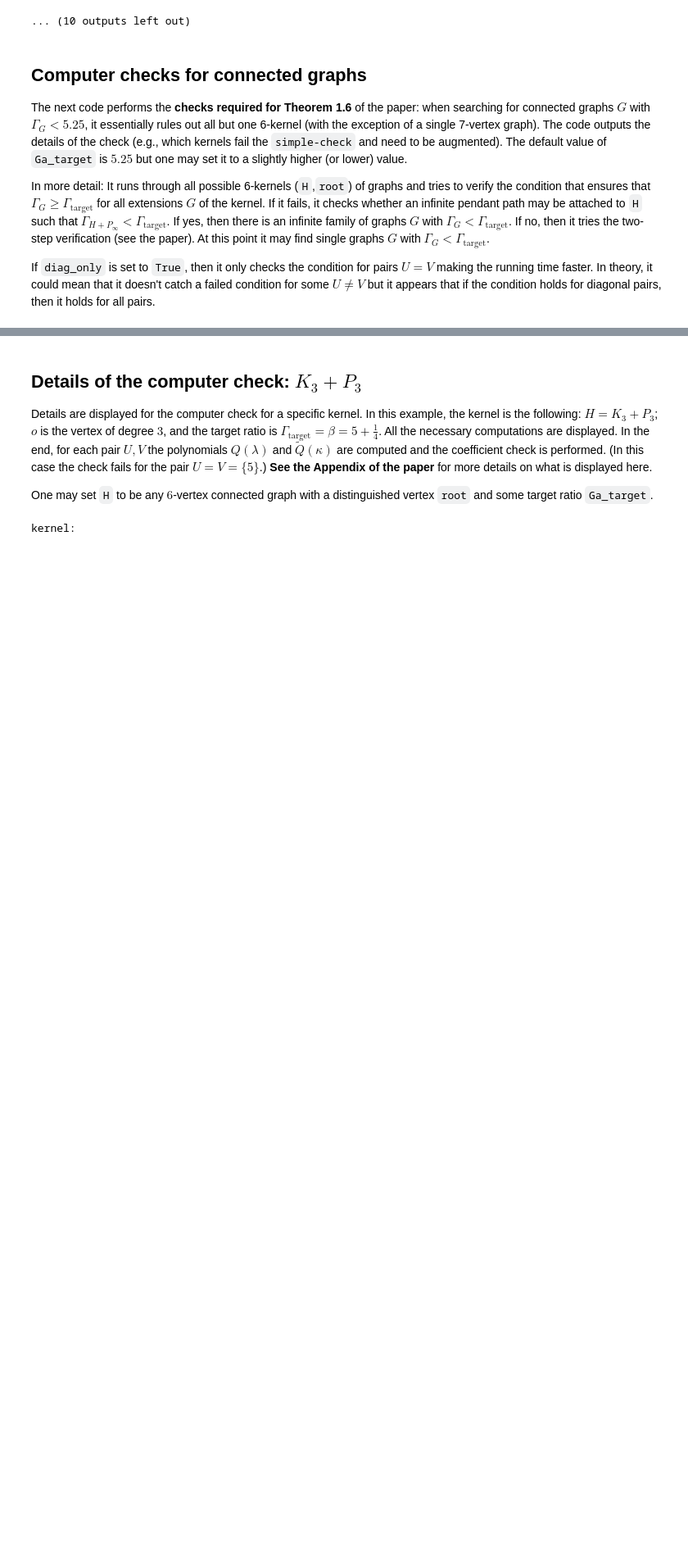
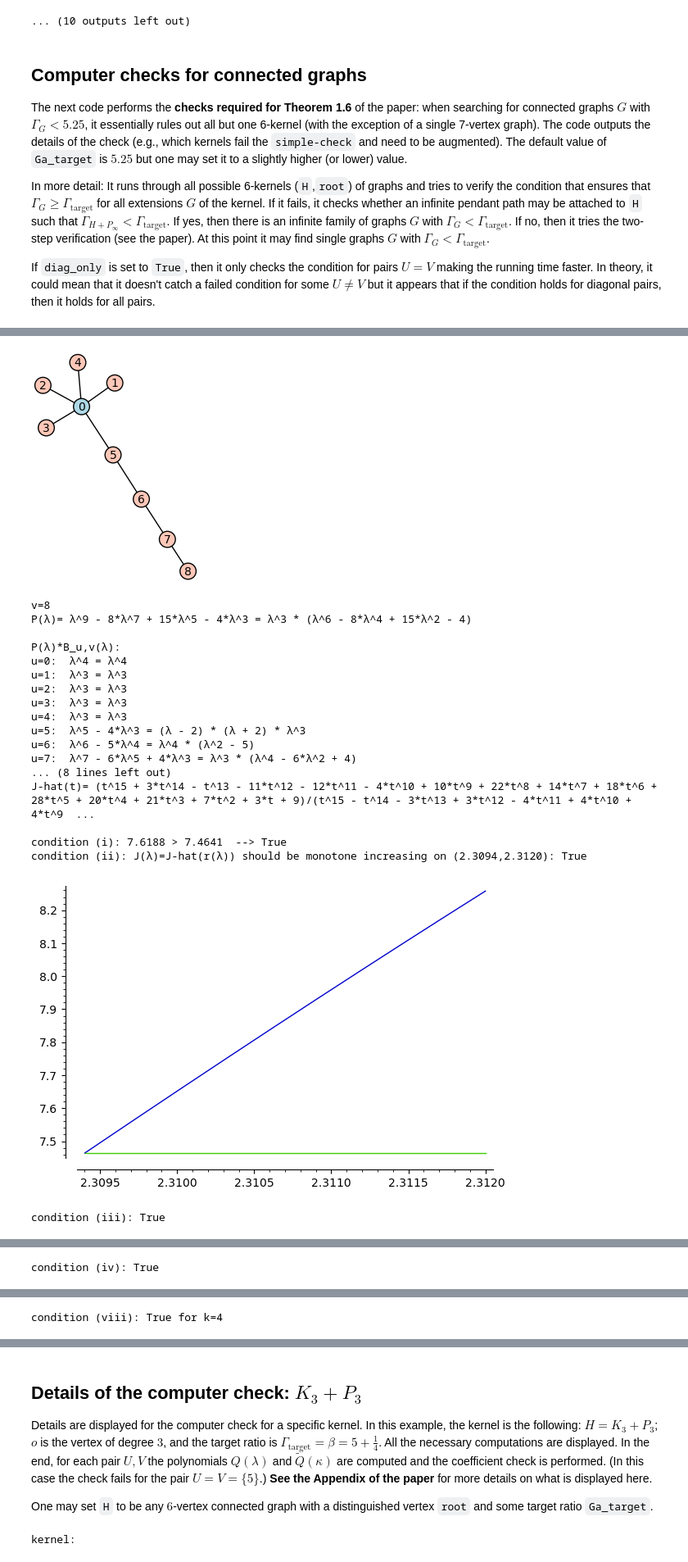
Before and after one commit to harangi/perron, a Jupyter notebook: perron.ipynb, the cells around one changed output, grey strips where cells are left out. Shown at 82% size. Saved outputs shown, nothing was run; the diff lists cells and outputs as text; code cells hidden in the pictures; blank space fills up the shorter version.

```diff
--- a/perron.ipynb
+++ b/perron.ipynb
@@ -201,0 +320,30 @@ two-step-check excluding #3 vertex started...
+# %%
+H=graphs.StarGraph(4)
+add_path(H,4,0)
+K=Kernel(H,0)
+K.draw()
+K.tail_check_upper(par=(2.312,2.36,1.5),show_plots=True)
+
+# automatic mode where la',la'',c are determined by the program:
+# K.tail_check_upper(show_plots=True)
+# %% [output]
+[figure, added]
+v=8
+P(λ)= λ^9 - 8*λ^7 + 15*λ^5 - 4*λ^3 = λ^3 * (λ^6 - 8*λ^4 + 15*λ^2 - 4)
+
+P(λ)*B_u,v(λ):
+u=0:  λ^4 = λ^4
+u=1:  λ^3 = λ^3
+u=2:  λ^3 = λ^3
+u=3:  λ^3 = λ^3
+u=4:  λ^3 = λ^3
+u=5:  λ^5 - 4*λ^3 = (λ - 2) * (λ + 2) * λ^3
+u=6:  λ^6 - 5*λ^4 = λ^4 * (λ^2 - 5)
+u=7:  λ^7 - 6*λ^5 + 4*λ^3 = λ^3 * (λ^4 - 6*λ^2 + 4)
+... (8 lines left out)
+J-hat(t)= (t^15 + 3*t^14 - t^13 - 11*t^12 - 12*t^11 - 4*t^10 + 10*t^9 + 22*t^8 + 14*t^7 + 18*t^6 + 28*t^5 + 20*t^4 + 21*t^3 + 7*t^2 + 3*t + 9)/(t^15 - t^14 - 3*t^13 + 3*t^12 - 4*t^11 + 4*t^10 + 4*t^9  ...
+
+condition (i): 7.6188 > 7.4641  --> True
+condition (ii): J(λ)=J-hat(r(λ)) should be monotone increasing on (2.3094,2.3120): True
+[figure, added]
+condition (iii): True
@@ -201,0 +351 @@ two-step-check excluding #3 vertex started...
+condition (iv): True
@@ -201,0 +357 @@ two-step-check excluding #3 vertex started...
+condition (viii): True for k=4
```
Also changed, not shown: parts of 22 cells of this notebook, 1 other file.
